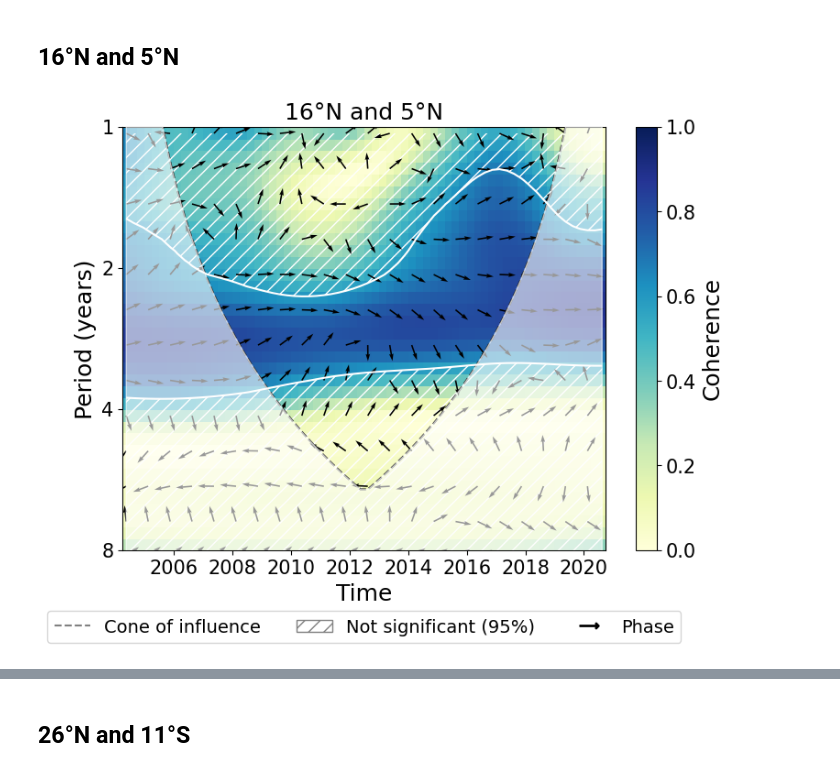
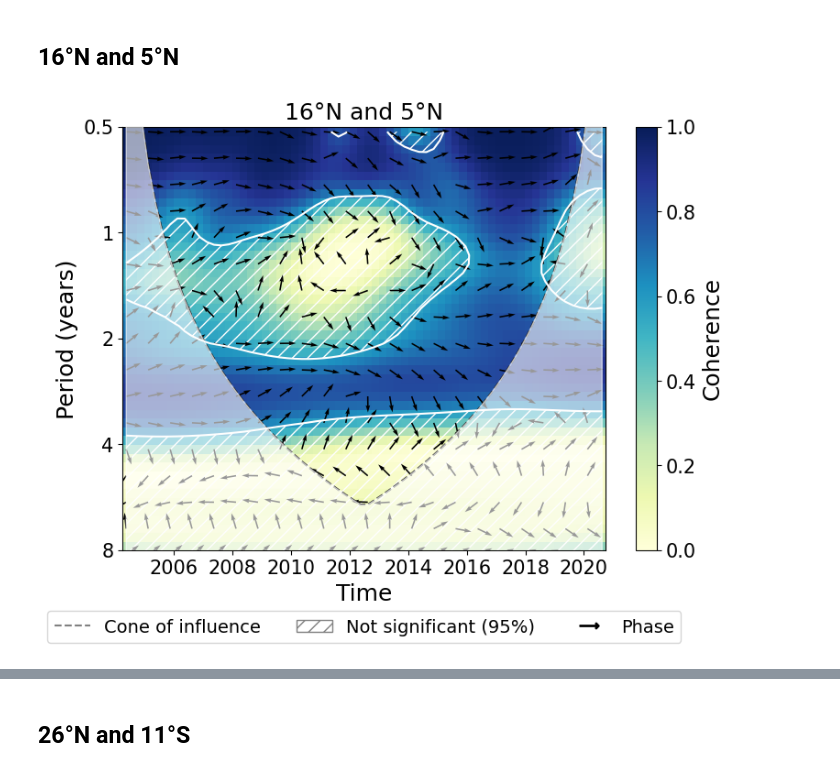
Before and after one commit to lea-dietz/masterthesis, a Jupyter notebook: coding/mht_waveletcoherence.ipynb, the cells around one changed output, grey strips where cells are left out. Saved outputs shown, nothing was run; the diff lists cells and outputs as text; code cells hidden in the pictures.

```diff
--- a/coding/mht_waveletcoherence.ipynb
+++ b/coding/mht_waveletcoherence.ipynb
@@ -260,25 +270,25 @@ def wct_plot(
 # %%
 do_analysis = False
 cmap = cb.sequential.YlGnBu_9.mpl_colormap
 
 if do_analysis:
     WCT_165, arrowsWCT_165, COI__165, period_165, sig_165 = wct_analysis(
         mht_16_pd,
         mht_5_pd,
         time=time,
         dt=0.25,
-        s0_int=4,
+        s0_int=2,
         dj=1/12,
     )
 
 wct_plot(
     WCT_165, arrowsWCT_165, COI__165, period_165, sig_165,
     time=time,
     cmap=cmap,
     title="16°N and 5°N",
     savefig=False,
     savelabel="16_5N_1_8dj",
-    ylim=(float(1), float(8.0)),
+    ylim=(float(0.5), float(8.0)),
 )
 # %% [output]
-[figure, old version]
+[figure, new version]
```
Also changed, not shown: parts of 15 cells of this notebook, 34 other files.
